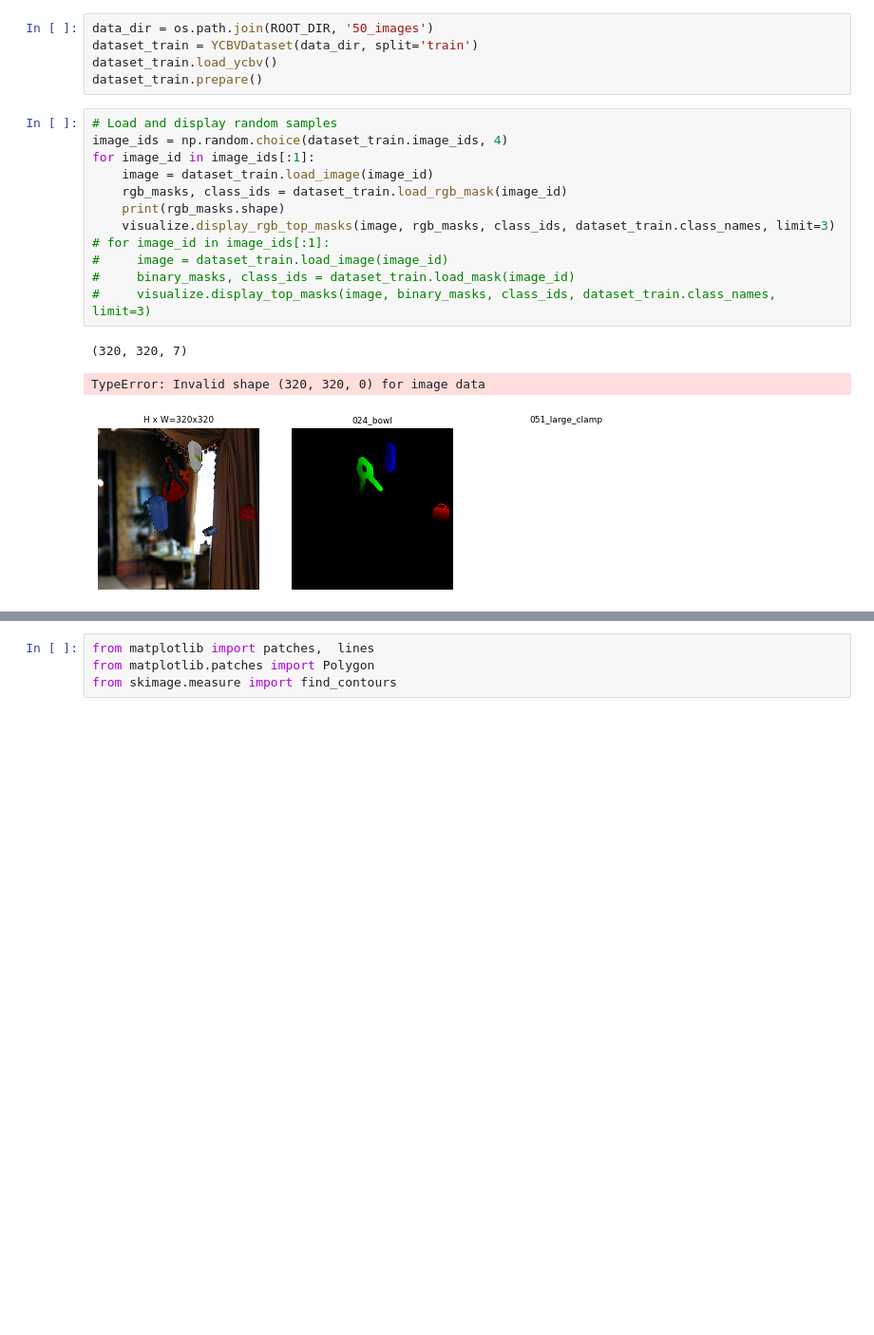
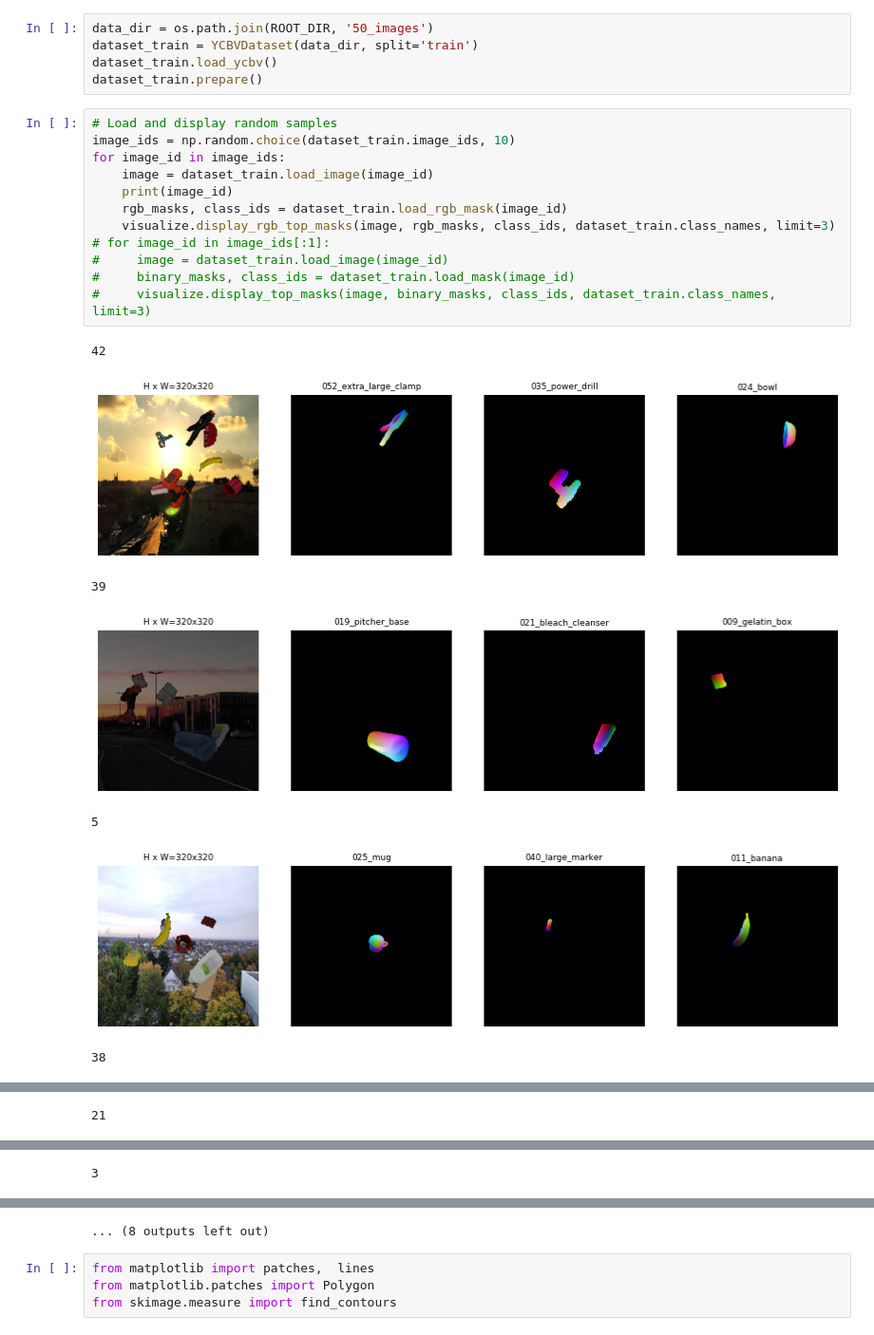
Before and after one commit to CosmosHua/Pose_Estimation, a Jupyter notebook: samples/ycbv/inspect_data.ipynb, the cells around one changed output, grey strips where cells are left out. Shown at 95% size. Saved outputs shown, nothing was run; the diff lists cells and outputs as text; blank space fills up the shorter version.

```diff
--- a/samples/ycbv/inspect_data.ipynb
+++ b/samples/ycbv/inspect_data.ipynb
@@ -48,17 +48,21 @@ dataset_train.load_ycbv()
 dataset_train.prepare()
 # %%
 # Load and display random samples
-image_ids = np.random.choice(dataset_train.image_ids, 4)
-for image_id in image_ids[:1]:
+image_ids = np.random.choice(dataset_train.image_ids, 10)
+for image_id in image_ids:
     image = dataset_train.load_image(image_id)
+    print(image_id)
     rgb_masks, class_ids = dataset_train.load_rgb_mask(image_id)
-    print(rgb_masks.shape)
     visualize.display_rgb_top_masks(image, rgb_masks, class_ids, dataset_train.class_names, limit=3)
 # for image_id in image_ids[:1]:
 #     image = dataset_train.load_image(image_id)
 #     binary_masks, class_ids = dataset_train.load_mask(image_id)
 #     visualize.display_top_masks(image, binary_masks, class_ids, dataset_train.class_names, limit=3)
 # %% [output]
-(320, 320, 7)
+42
+[figure, new version]
-TypeError: Invalid shape (320, 320, 0) for image data
+39
-[figure, old version]
+[figure, added]
+5
+[figure, added]
+38
@@ -64,0 +70 @@ TypeError: Invalid shape (320, 320, 0) for image data
+21
@@ -64,0 +72 @@ TypeError: Invalid shape (320, 320, 0) for image data
+3
@@ -65,3 +74,4 @@ TypeError: Invalid shape (320, 320, 0) for image data
+... (8 outputs left out)
 # %%
 from matplotlib import patches,  lines
 from matplotlib.patches import Polygon
```
Also changed, not shown: parts of 3 cells of this notebook, 55 other files.
